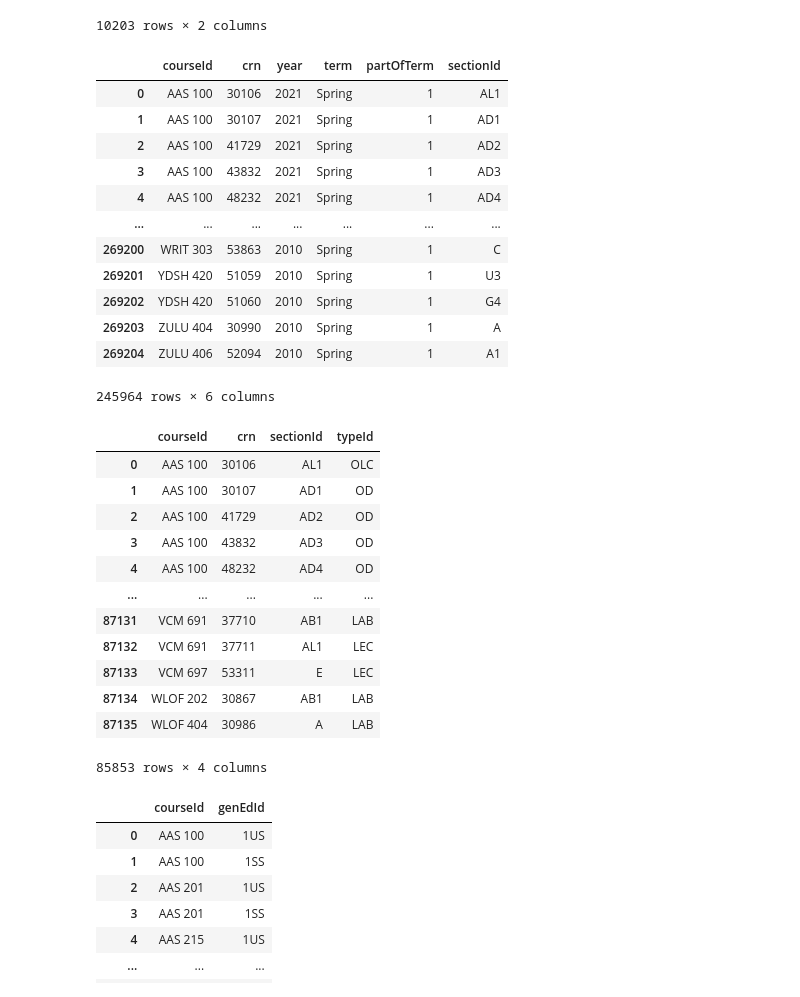
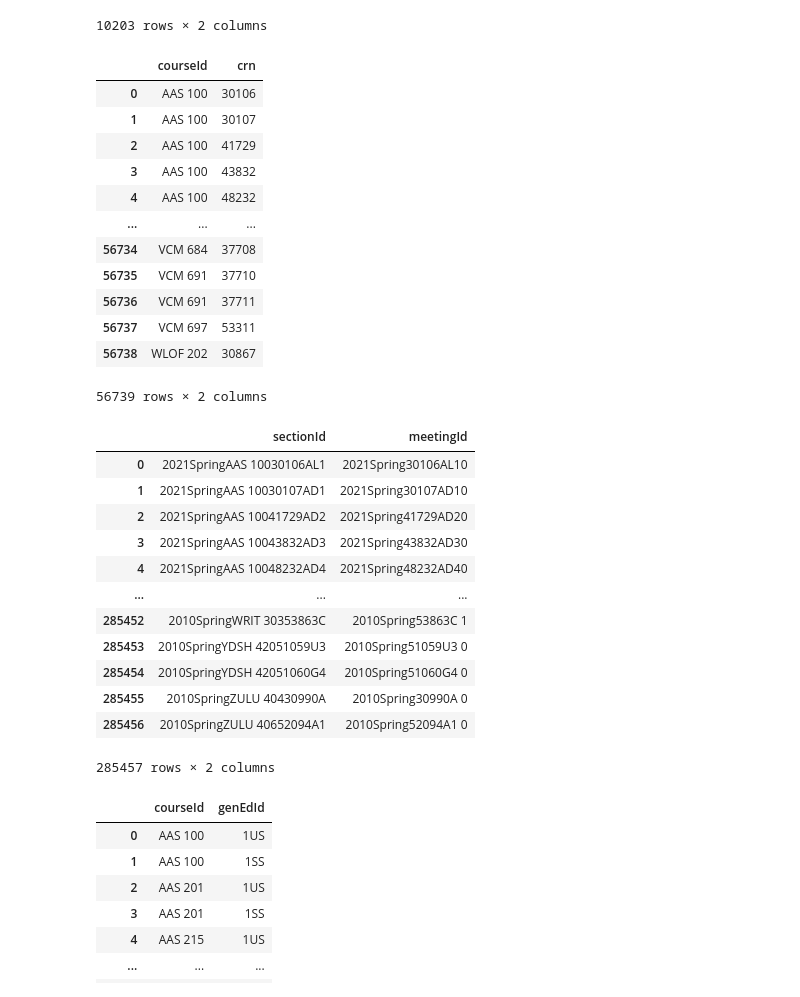
Before and after one commit to JavierMNieto/uiuc-scheduler, a Jupyter notebook: data/scripts/Catalog to Neo4j.ipynb, the cells around one changed output. Saved outputs shown, nothing was run; the diff lists cells and outputs as text; code cells hidden in the pictures.

```diff
--- a/data/scripts/Catalog to Neo4j.ipynb
+++ b/data/scripts/Catalog to Neo4j.ipynb
@@ -51,14 +51,25 @@ df_catalogs["term"] = pd.Categorical(df_catalogs["term"], ["Fall","Summer","Spri
 df_catalogs.sort_values(by=["year", "term", "subject", "number", "crn", "meeting"], ascending=[False, True, True, True, True, True], ignore_index=True, inplace=True)
 df_catalogs["course"] = df_catalogs["subject"] + " " + df_catalogs["number"].astype(str)
 
+"""
+df_catalogs["sectionId"] = (df_catalogs["year"].astype(str) +
+                            df_catalogs["term"].astype(str) +
+                            df_catalogs["course"].astype(str) +
+                            df_catalogs["crn"].astype(str) +
+                            df_catalogs["section"].astype(str))
+df_catalogs["meetingId"] = (df_catalogs["year"].astype(str) +
+                            df_catalogs["term"].astype(str) +
+                            df_catalogs["crn"].astype(str) +
+                            df_catalogs["section"].astype(str) +
+                            df_catalogs["meeting"].astype(str))
+"""
+
 # Fix typos in descriptions
 df_catalogs.loc[df_catalogs["course"]=="HIST 574", "description"]="Immerses students in major works of recent American religious history. Written from multiple disciplinary perspectives and wrestling with the knotty problems in which religion has been interwoven, these books will give the student a solid foundation in American religious history. 4 graduate hours. No professional credit."
 df_catalogs.loc[df_catalogs["course"]=="ASST 104", "description"] = "Same as REL 104. See REL 104."
 df_catalogs.loc[df_catalogs["course"]=="EPOL 551", "description"] = "Same as EOL 570. See EOL 570."
 
-df_catalogs = df_catalogs.merge(df_gpa, how="left", on=["year", "term", "course", "subject", "number", "instructor"])
-
-df_catalogs = trim_all_columns(df_catalogs)
+df_catalogs = trim_all_columns(df_catalogs).merge(df_gpa, how="left", on=["year", "term", "course", "subject", "number", "instructor"])
 
 df_catalogs
 # %% [output]
@@ -289,47 +340,46 @@ df_subjects_to_courses
 | 10202 | VCM | VCM 697 |
 10203 rows × 2 columns
 # %%
-df_courses_to_sections = (df_catalogs[["course", "crn", "year", "term", "part_of_term", "section"]]
+df_courses_to_sections = (df_catalogs[["course", "crn"]]
                          .drop_duplicates(ignore_index=True)
                          .dropna()
-                         .rename(columns={"course": "courseId", "part_of_term": "partOfTerm", "section": "sectionId"}))
+                         .rename(columns={"course": "courseId"}))
 df_courses_to_sections.to_csv("../neo4j/relationships/courses_to_sections.csv", index=False)
 df_courses_to_sections
 # %% [output]
-|  | courseId | crn | year | term | partOfTerm | sectionId |
-| 0 | AAS 100 | 30106 | 2021 | Spring | 1 | AL1 |
-| 1 | AAS 100 | 30107 | 2021 | Spring | 1 | AD1 |
-| 2 | AAS 100 | 41729 | 2021 | Spring | 1 | AD2 |
-| 3 | AAS 100 | 43832 | 2021 | Spring | 1 | AD3 |
-| 4 | AAS 100 | 48232 | 2021 | Spring | 1 | AD4 |
-| ... | ... | ... | ... | ... | ... | ... |
-| 269200 | WRIT 303 | 53863 | 2010 | Spring | 1 | C |
-| 269201 | YDSH 420 | 51059 | 2010 | Spring | 1 | U3 |
-| 269202 | YDSH 420 | 51060 | 2010 | Spring | 1 | G4 |
-| 269203 | ZULU 404 | 30990 | 2010 | Spring | 1 | A |
-| 269204 | ZULU 406 | 52094 | 2010 | Spring | 1 | A1 |
+|  | courseId | crn |
+| 0 | AAS 100 | 30106 |
+| 1 | AAS 100 | 30107 |
+| 2 | AAS 100 | 41729 |
+| 3 | AAS 100 | 43832 |
+| 4 | AAS 100 | 48232 |
+| ... | ... | ... |
+| 56734 | VCM 684 | 37708 |
+| 56735 | VCM 691 | 37710 |
+| 56736 | VCM 691 | 37711 |
+| 56737 | VCM 697 | 53311 |
+| 56738 | WLOF 202 | 30867 |
-245964 rows × 6 columns
+56739 rows × 2 columns
 # %%
-df_sections_to_meetings = (df_catalogs[["course", "crn", "section", "type"]]
+df_sections_to_meetings = (df_catalogs[["sectionId", "meetingId"]]
                           .drop_duplicates(ignore_index=True)
-                          .dropna()
-                          .rename(columns={"course": "courseId", "section": "sectionId", "type": "typeId"}))
+                          .dropna())
 df_sections_to_meetings.to_csv("../neo4j/relationships/sections_to_meetings.csv", index=False)
 df_sections_to_meetings
 # %% [output]
-|  | courseId | crn | sectionId | typeId |
-| 0 | AAS 100 | 30106 | AL1 | OLC |
-| 1 | AAS 100 | 30107 | AD1 | OD |
-| 2 | AAS 100 | 41729 | AD2 | OD |
-| 3 | AAS 100 | 43832 | AD3 | OD |
-| 4 | AAS 100 | 48232 | AD4 | OD |
-| ... | ... | ... | ... | ... |
-| 87131 | VCM 691 | 37710 | AB1 | LAB |
-| 87132 | VCM 691 | 37711 | AL1 | LEC |
-| 87133 | VCM 697 | 53311 | E | LEC |
-| 87134 | WLOF 202 | 30867 | AB1 | LAB |
-| 87135 | WLOF 404 | 30986 | A | LAB |
+|  | sectionId | meetingId |
+| 0 | 2021SpringAAS 10030106AL1 | 2021Spring30106AL10 |
+| 1 | 2021SpringAAS 10030107AD1 | 2021Spring30107AD10 |
+| 2 | 2021SpringAAS 10041729AD2 | 2021Spring41729AD20 |
+| 3 | 2021SpringAAS 10043832AD3 | 2021Spring43832AD30 |
+| 4 | 2021SpringAAS 10048232AD4 | 2021Spring48232AD40 |
+| ... | ... | ... |
+| 285452 | 2010SpringWRIT 30353863C | 2010Spring53863C 1 |
+| 285453 | 2010SpringYDSH 42051059U3 | 2010Spring51059U3 0 |
+| 285454 | 2010SpringYDSH 42051060G4 | 2010Spring51060G4 0 |
+| 285455 | 2010SpringZULU 40430990A | 2010Spring30990A 0 |
+| 285456 | 2010SpringZULU 40652094A1 | 2010Spring52094A1 0 |
-85853 rows × 4 columns
+285457 rows × 2 columns
 # %%
 df_gen_eds_to_courses = (df_catalogs[["course", "gen_ed"]]
                         .drop_duplicates(ignore_index=True)
```
Also changed, not shown: parts of 5 cells of this notebook, 9 other files.
